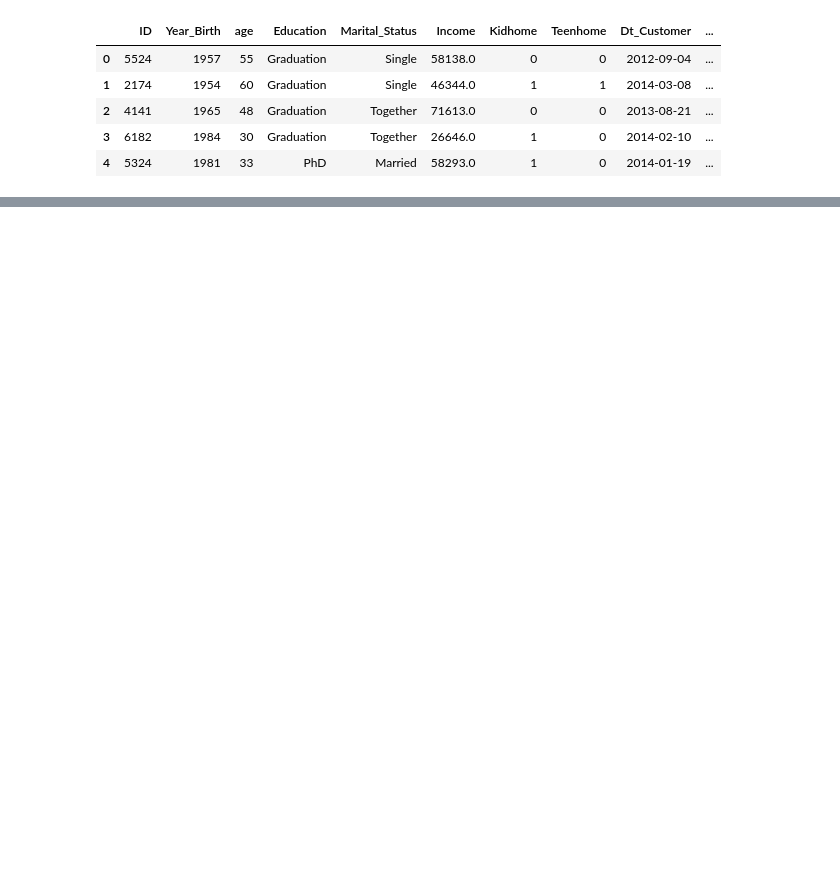
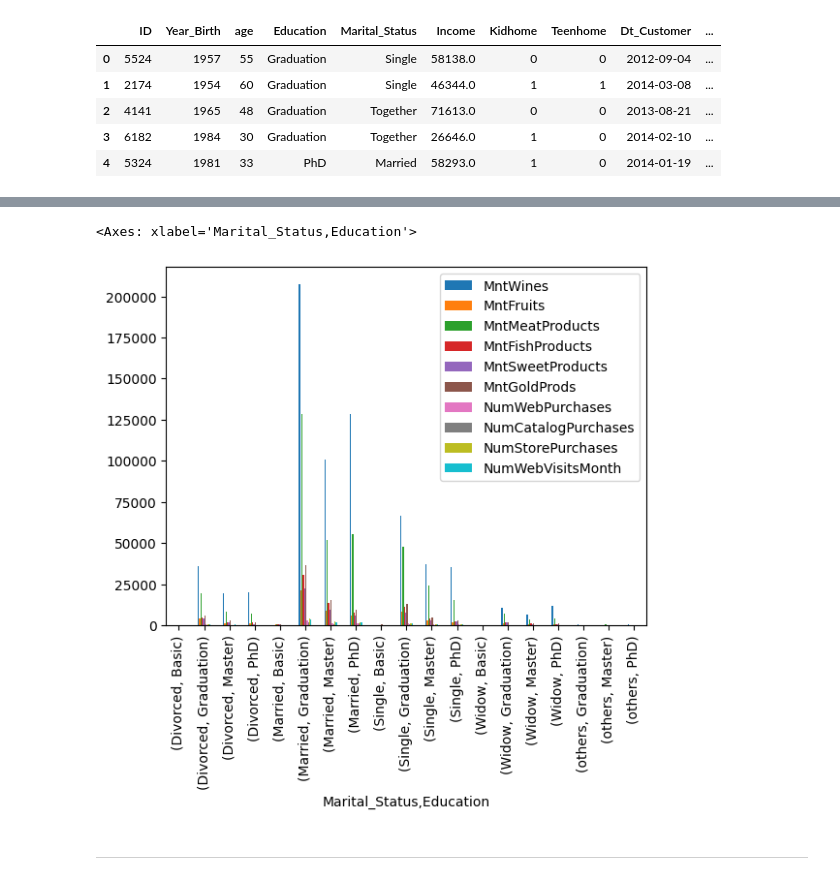
Before and after one commit to fnkhairudin/CapstoneProjectModul2, a Jupyter notebook: notebooks/dataAnalysis.ipynb, the cells around one changed output, grey strips where cells are left out. Cells and saved outputs as stored; diff of their text form; code cells hidden in the pictures; blank space fills up the shorter version.

```diff
--- a/notebooks/dataAnalysis.ipynb
+++ b/notebooks/dataAnalysis.ipynb
@@ -63,0 +190,7 @@ sns.pairplot(df, corner=True)
+# %%
+df[['Marital_Status', 'Education', 'MntWines', 'MntFruits', 'MntMeatProducts', 'MntFishProducts', 'MntSweetProducts', 'MntGoldProds', 'NumWebPurchases', 'NumCatalogPurchases', 'NumStorePurchases', 'NumWebVisitsMonth']].groupby(['Marital_Status','Education']).agg('sum').plot(kind='bar')
+# %% [output]
+<Axes: xlabel='Marital_Status,Education'>
+[figure, added]
+# %% [markdown]
+-----------------
```
Also changed, not shown: parts of 19 cells of this notebook, 1 other file.
